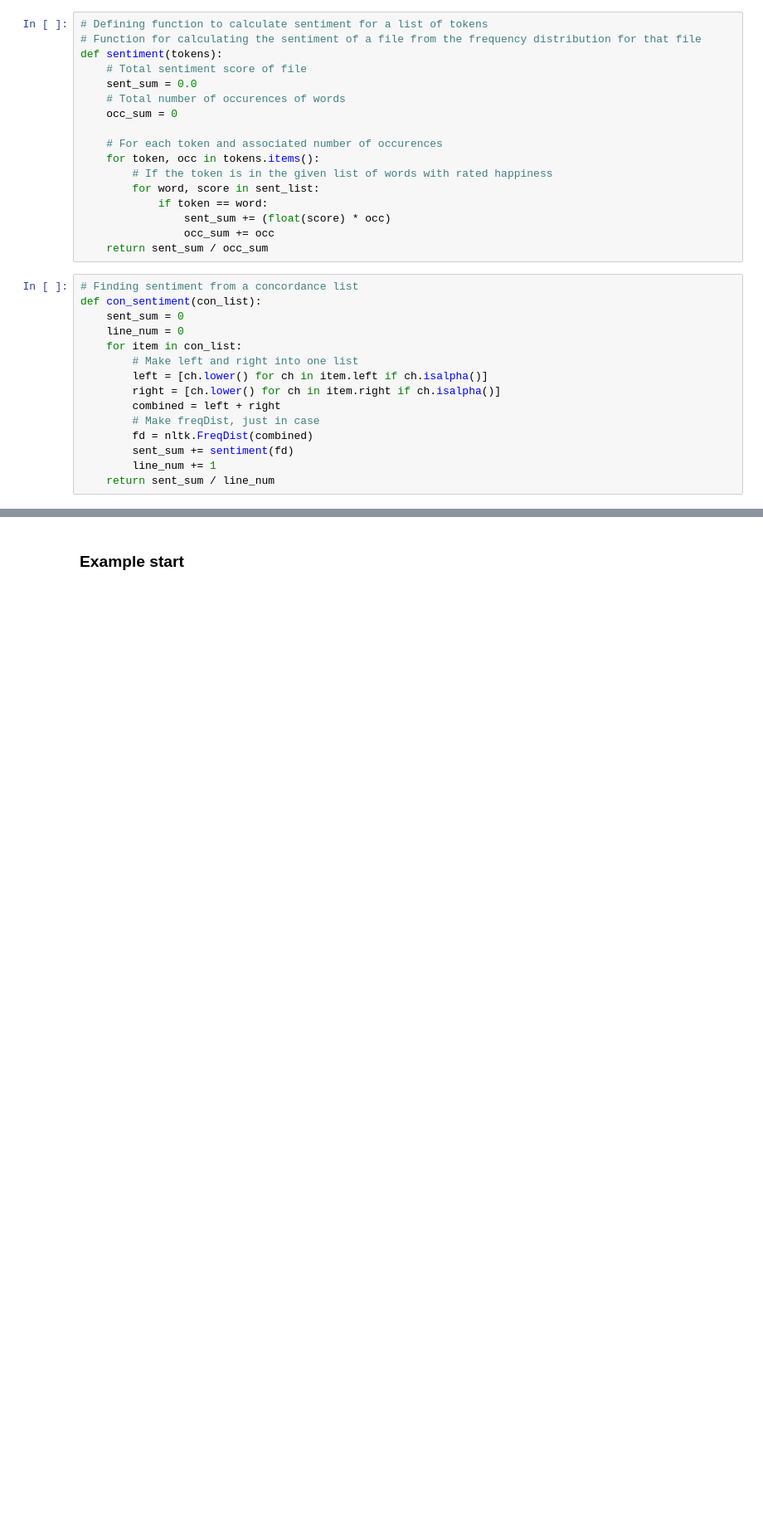
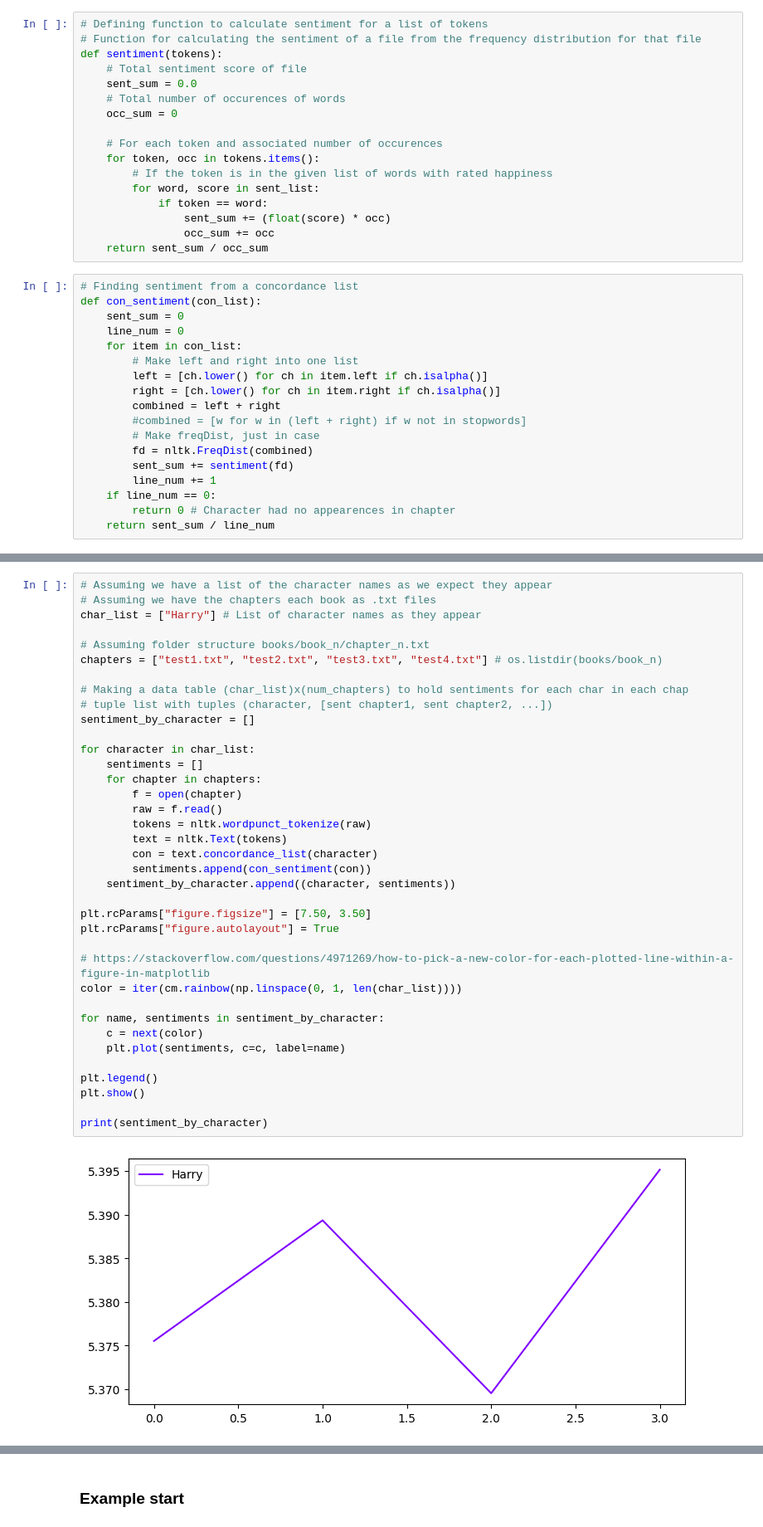
Before and after one commit to pete414n/02805SG, a Jupyter notebook: project/Text.ipynb, the cells around one changed output, grey strips where cells are left out. Shown at 83% size. Drawn from its saved outputs; the diff is of its cells as text; blank space fills up the shorter version.

Commit message:
plotting sentiments for chapter, example

```diff
--- a/project/Text.ipynb
+++ b/project/Text.ipynb
@@ -69,8 +71,11 @@ def con_sentiment(con_list):
         left = [ch.lower() for ch in item.left if ch.isalpha()]
         right = [ch.lower() for ch in item.right if ch.isalpha()]
         combined = left + right
+        #combined = [w for w in (left + right) if w not in stopwords]
         # Make freqDist, just in case
         fd = nltk.FreqDist(combined)
         sent_sum += sentiment(fd)
         line_num += 1
+    if line_num == 0:
+        return 0 # Character had no appearences in chapter
     return sent_sum / line_num
@@ -76,0 +84,39 @@ def con_sentiment(con_list):
+# %%
+# Assuming we have a list of the character names as we expect they appear
+# Assuming we have the chapters each book as .txt files
+char_list = ["Harry"] # List of character names as they appear
+
+# Assuming folder structure books/book_n/chapter_n.txt
+chapters = ["test1.txt", "test2.txt", "test3.txt", "test4.txt"] # os.listdir(books/book_n)
+
+# Making a data table (char_list)x(num_chapters) to hold sentiments for each char in each chap
+# tuple list with tuples (character, [sent chapter1, sent chapter2, ...])
+sentiment_by_character = []
+
+for character in char_list:
+    sentiments = []
+    for chapter in chapters:
+        f = open(chapter)
+        raw = f.read()
+        tokens = nltk.wordpunct_tokenize(raw)
+        text = nltk.Text(tokens)
+        con = text.concordance_list(character)
+        sentiments.append(con_sentiment(con))
+    sentiment_by_character.append((character, sentiments))
+
+plt.rcParams["figure.figsize"] = [7.50, 3.50]
+plt.rcParams["figure.autolayout"] = True
+
+# https://stackoverflow.com/questions/4971269/how-to-pick-a-new-color-for-each-plotted-line-within-a-figure-in-matplotlib
+color = iter(cm.rainbow(np.linspace(0, 1, len(char_list))))
+
+for name, sentiments in sentiment_by_character:
+    c = next(color)
+    plt.plot(sentiments, c=c, label=name)
+
+plt.legend()
+plt.show()
+
+print(sentiment_by_character)
+# %% [output]
+[figure, added]
```
Also changed, not shown: parts of 4 cells of this notebook, 3 other files.
